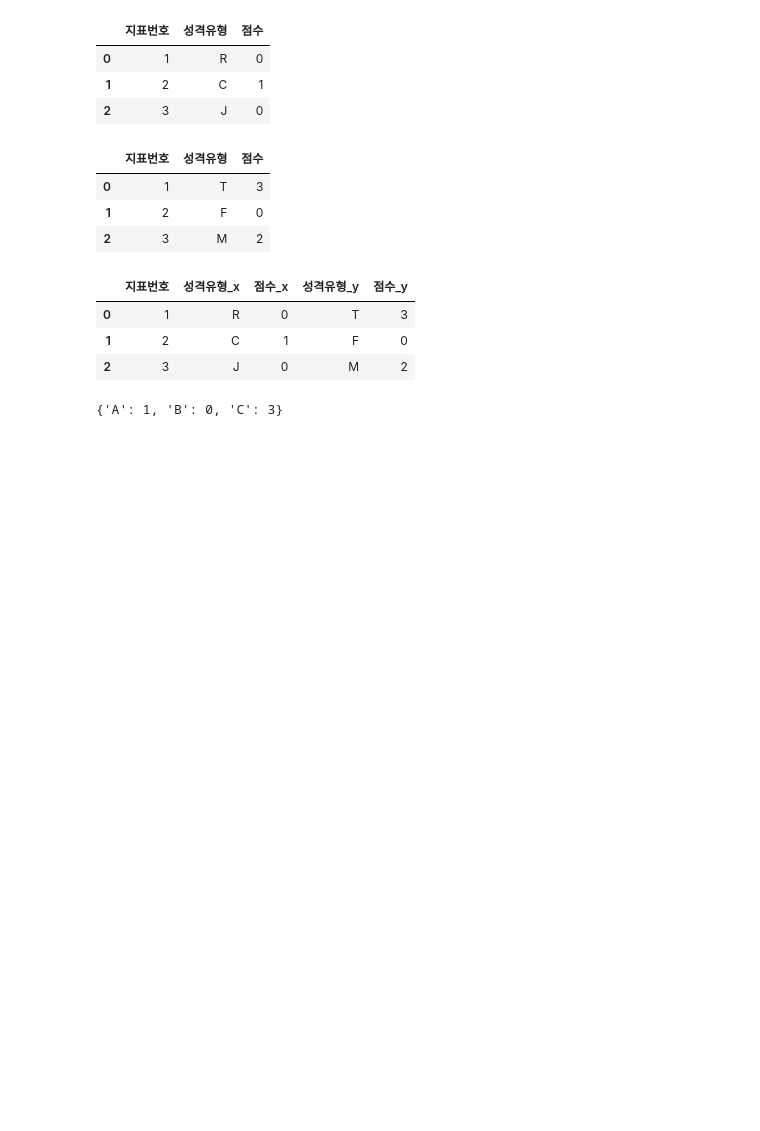
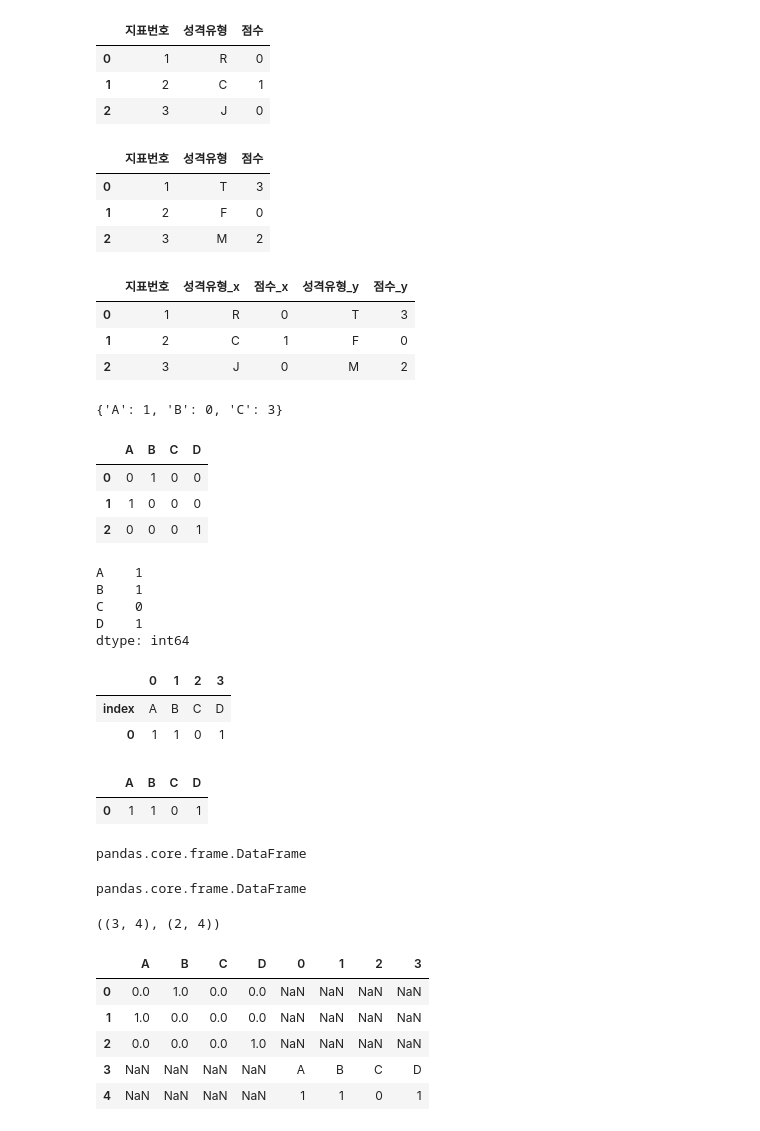
Before and after one commit to kbjung/Study, a Jupyter notebook: programmers/p_ex01.ipynb, the cells around one changed output. Cells and saved outputs as stored; diff of their text form; code cells hidden in the pictures; blank space fills up the shorter version.

```diff
--- a/programmers/p_ex01.ipynb
+++ b/programmers/p_ex01.ipynb
@@ -204,3 +205,53 @@ temp
 # %%
 survey = ["AN", "CF", "MJ", "RT", "NA"]
 choices = [5, 3, 2, 7, 5]
+# %%
+df = pd.DataFrame({"A": [0, 1, 0], "B":[1, 0, 0], "C":[0, 0, 0], "D":[0, 0, 1]})
+df
+# %% [output]
+|  | A | B | C | D |
+| 0 | 0 | 1 | 0 | 0 |
+| 1 | 1 | 0 | 0 | 0 |
+| 2 | 0 | 0 | 0 | 1 |
+# %%
+temp = df.sum(axis=0)
+temp
+# %% [output]
+A    1
+B    1
+C    0
+D    1
+dtype: int64
+# %%
+a = temp.reset_index().T
+a
+# %% [output]
+|  | 0 | 1 | 2 | 3 |
+| index | A | B | C | D |
+| 0 | 1 | 1 | 0 | 1 |
+# %%
+temp.to_frame().T
+# %% [output]
+|  | A | B | C | D |
+| 0 | 1 | 1 | 0 | 1 |
+# %%
+type(a)
+# %% [output]
+pandas.core.frame.DataFrame
+# %%
+type(df)
+# %% [output]
+pandas.core.frame.DataFrame
+# %%
+df.shape, a.shape
+# %% [output]
+((3, 4), (2, 4))
+# %%
+pd.concat([df, a], ignore_index=True)
+# %% [output]
+|  | A | B | C | D | 0 | 1 | 2 | 3 |
+| 0 | 0.0 | 1.0 | 0.0 | 0.0 | NaN | NaN | NaN | NaN |
+| 1 | 1.0 | 0.0 | 0.0 | 0.0 | NaN | NaN | NaN | NaN |
+| 2 | 0.0 | 0.0 | 0.0 | 1.0 | NaN | NaN | NaN | NaN |
+| 3 | NaN | NaN | NaN | NaN | A | B | C | D |
+| 4 | NaN | NaN | NaN | NaN | 1 | 1 | 0 | 1 |
```
Also changed, not shown: parts of 54 cells of this notebook.
